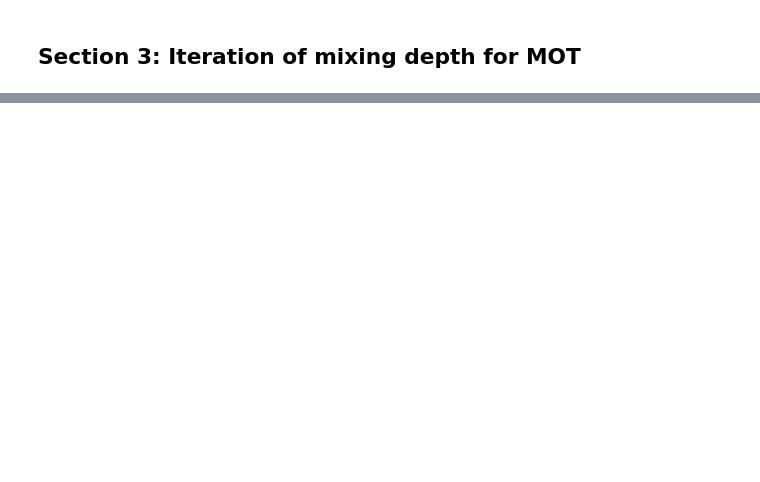
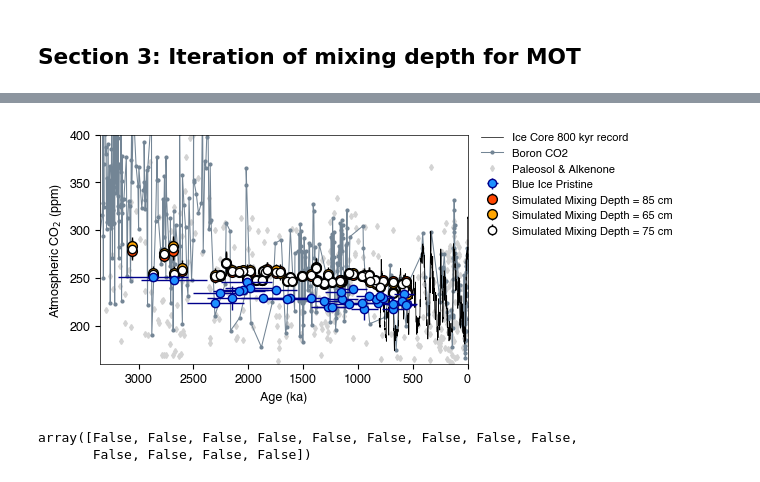
Before and after one commit to jesstierney/blueIce, a Jupyter notebook: iterateMixingDepth.ipynb, the cells around one changed output, grey strips where cells are left out. Drawn from its saved outputs; the diff is of its cells as text; code cells hidden in the pictures; blank space fills up the shorter version.

```diff
--- a/iterateMixingDepth.ipynb
+++ b/iterateMixingDepth.ipynb
@@ -93,12 +93,12 @@ CO2sim = iceTimeAvg(ice.Age, ice.AgeErrA, 400, CO2dAge,CO2dVal,1000)
 dmid = ice[['TopDepth', 'BottomDepth']].mean(axis=1)
 # mix co2, use 10 cm as the dstep (mean sample width)
 dstep = 0.1
-mixTest = np.linspace(0.4,1.1,15)
-mixArray = np.zeros((CO2sim.shape[0],CO2sim.shape[1],len(mixTest)))
+mixTestC = np.array([0.5,0.55,.6,.65,.7,.75,.8,.85,.9,.95,1,1.05,1.1])
+mixArrayC = np.zeros((CO2sim.shape[0],CO2sim.shape[1],len(mixTestC)))
 # test different mixing depths
-for i in range(len(mixTest)):
-    _, _, _, mixNow = mixIce(dmid,dstep,CO2sim,mixTest[i])
-    mixArray[:,:,i] = mixNow
+for i in range(len(mixTestC)):
+    _, _, _, mixNow = mixIce(dmid,dstep,CO2sim,mixTestC[i])
+    mixArrayC[:,:,i] = mixNow
 # %%
 ######## COMPUTE VARIANCES (AND OTHER STATS)
 co2pres = ~np.isnan(ice.CO2m)
@@ -274,0 +250,33 @@ fig.savefig("outputFigures/MixingDepthMOT.pdf", bbox_inches="tight")
+# %%
+######## FIGURE S2 COMPARISON OF DIFFERENT MIXING CHOICES FOR CO2
+ms=6
+fig = plt.figure(figsize=(4.5,3))
+ax = fig.add_subplot(1, 1, 1)
+# background co2 proxy information
+ax.plot(co2age,co2ppm,color="black",linewidth=0.5,label="Ice Core 800 kyr record",zorder=3)
+ax.plot(ageBoron,co2Boron,color="xkcd:steel",linewidth=.75,marker='o',markersize=2, label="Boron CO2",zorder=2)
+ax.plot(agePaleo,co2Paleo,color="lightgray",linewidth=.75,marker='d',markersize=3, linestyle="None",zorder=1,label="Paleosol & Alkenone")
+ax.plot(ageAlk,co2Alk,color="lightgray",linewidth=.75,marker='d',markersize=3, linestyle="None",zorder=1)
+ax.errorbar(agep,co2p,yerr=ice.CO2mErr[prist]*2,xerr=ice.AgeErrA[prist], markerfacecolor="dodgerblue",linestyle="None",
+        markeredgecolor="darkblue",marker='o',markersize=ms, color="darkblue",label="Blue Ice Pristine",zorder=10)
+ax.errorbar(ice.Age[co2pres],np.mean(mixArrayC[co2pres,:,mixTestC==.85],1),yerr=np.std(mixArrayC[co2pres,:,mixTestC==.85],1)*2,color="black",marker='o',linestyle='None',
+        markeredgecolor="black",markerfacecolor="orangered",markersize=ms+1,label=f"Simulated Mixing Depth = {.85*100:.0f} cm",zorder=6)
+ax.errorbar(ice.Age[co2pres],np.mean(mixArrayC[co2pres,:,mixTestC==.65],1),yerr=np.std(mixArrayC[co2pres,:,mixTestC==.65],1)*2,color="black",marker='o',linestyle='None',
+        markeredgecolor="black",markerfacecolor="orange",markersize=ms+1,label=f"Simulated Mixing Depth = {.65*100:.0f} cm",zorder=6)
+ax.errorbar(ice.Age[co2pres],np.mean(mixArrayC[co2pres,:,mixTestC==.75],1),yerr=np.std(mixArrayC[co2pres,:,mixTestC==.75],1)*2,color="black",marker='o',linestyle='None',
+        markeredgecolor="black",markerfacecolor="white",markersize=ms,label=f"Simulated Mixing Depth = {.75*100:.0f} cm",zorder=6)
+ax.set_xlim(0,3350)
+ax.set_ylim(160,400)
+fig.legend(frameon=False, fontsize=8, bbox_to_anchor=(.97, .98), loc='upper left')
+ax.set_xlabel("Age (ka)")
+ax.set_ylabel("Atmospheric CO$_2$ (ppm)")
+ax.invert_xaxis()
+fig.tight_layout()
+fig.savefig("outputFigures/MixingDepthSensitivity.pdf", bbox_inches="tight")
+# %% [output]
+[figure, added]
+# %%
+mixTestC==.85
+# %% [output]
+array([False, False, False, False, False, False, False, False, False,
+       False, False, False, False])
```
Also changed, not shown: parts of 8 cells of this notebook, 8 other files.
